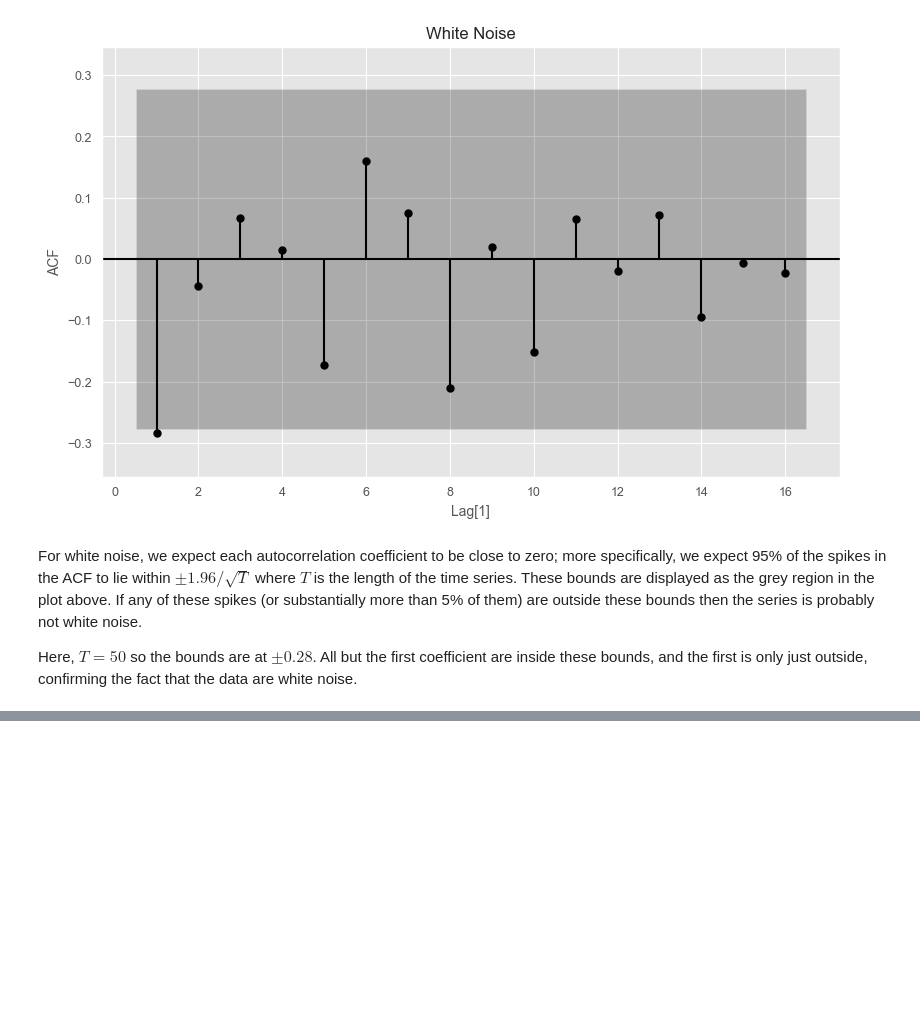
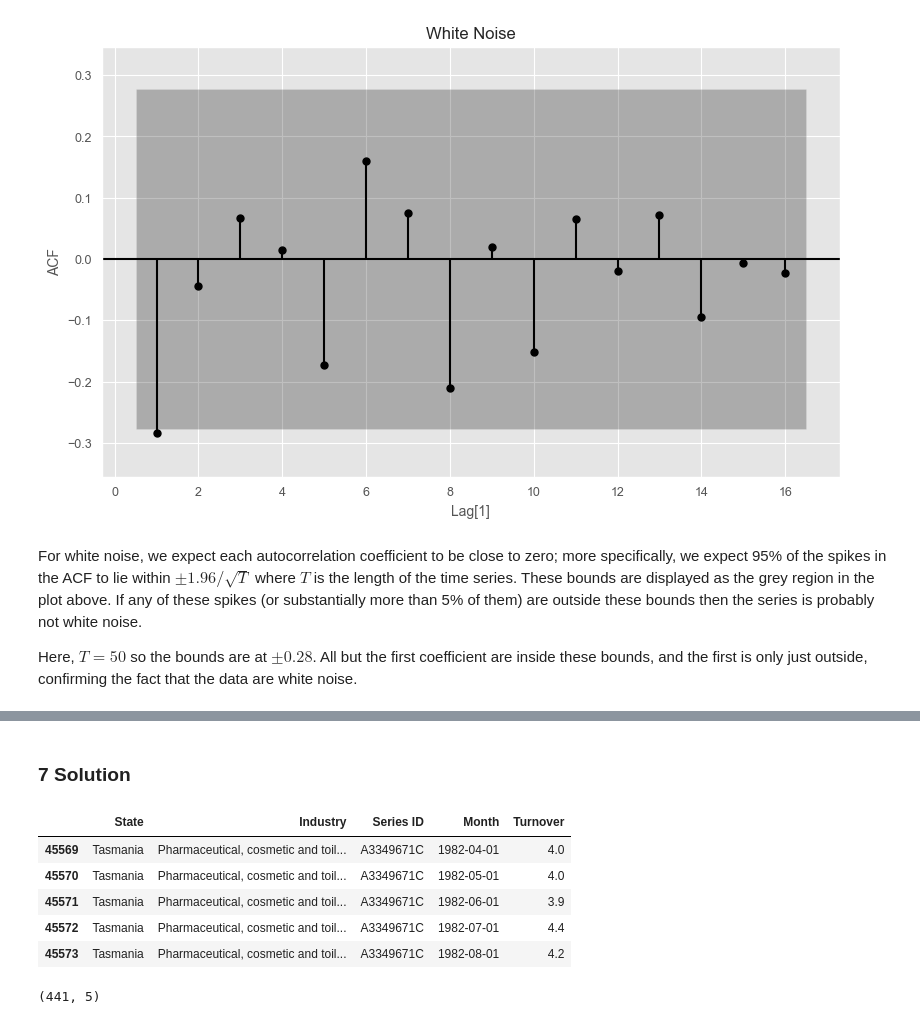
Before and after one commit to darmendariz/fpp, a Jupyter notebook: 02_time_series_graphics.ipynb, the cells around one changed output, grey strips where cells are left out. Cells and saved outputs as stored; diff of their text form; code cells hidden in the pictures; blank space fills up the shorter version.

```diff
--- a/02_time_series_graphics.ipynb
+++ b/02_time_series_graphics.ipynb
@@ -792,0 +810,20 @@ Here, $T=50$ so the bounds are at $\pm 0.28$. All but the first coefficient are
+# %% [markdown]
+### 7 Solution
+# %%
+aus_retail = pd.read_csv("./data/aus_retail.csv", parse_dates=["Month"])
+
+np.random.seed(123)
+random_series_id = np.random.choice(aus_retail['Series ID'].unique(), 1)[0]
+myseries = aus_retail.query('`Series ID` == @random_series_id')
+myseries.head()
+# %% [output]
+|  | State | Industry | Series ID | Month | Turnover |
+| 45569 | Tasmania | Pharmaceutical, cosmetic and toil... | A3349671C | 1982-04-01 | 4.0 |
+| 45570 | Tasmania | Pharmaceutical, cosmetic and toil... | A3349671C | 1982-05-01 | 4.0 |
+| 45571 | Tasmania | Pharmaceutical, cosmetic and toil... | A3349671C | 1982-06-01 | 3.9 |
+| 45572 | Tasmania | Pharmaceutical, cosmetic and toil... | A3349671C | 1982-07-01 | 4.4 |
+| 45573 | Tasmania | Pharmaceutical, cosmetic and toil... | A3349671C | 1982-08-01 | 4.2 |
+# %%
+myseries.shape
+# %% [output]
+(441, 5)
```
Also changed, not shown: parts of 9 cells of this notebook, 1 other file.
